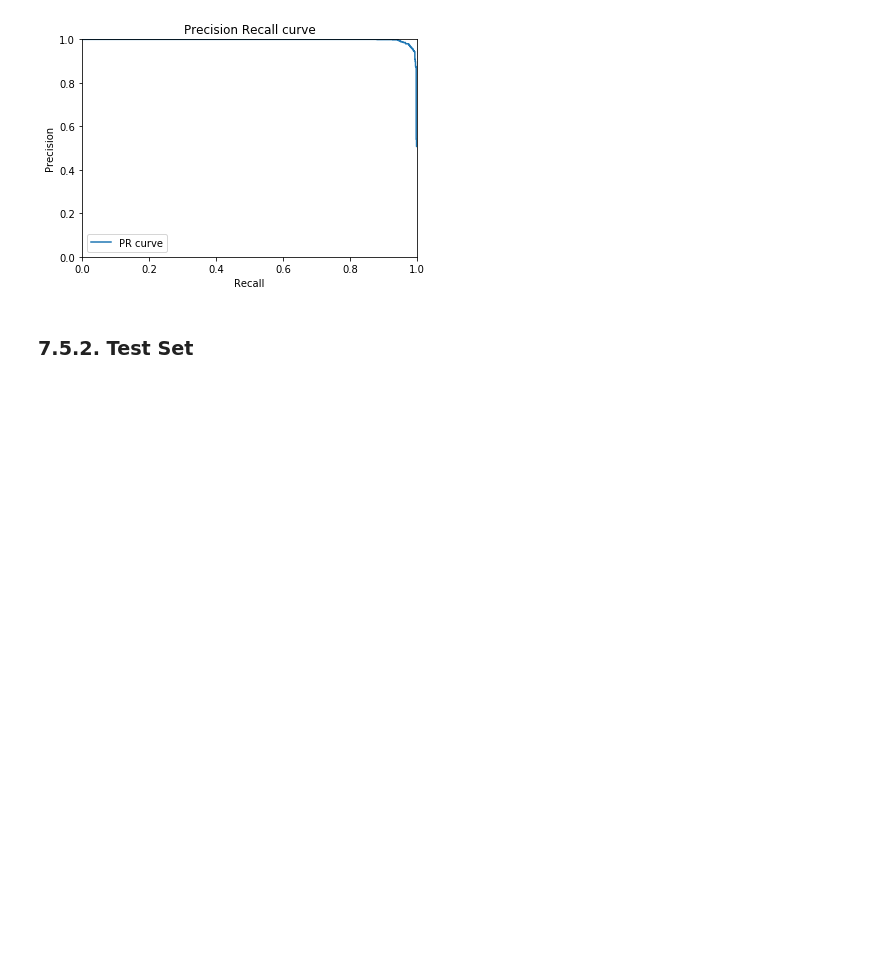
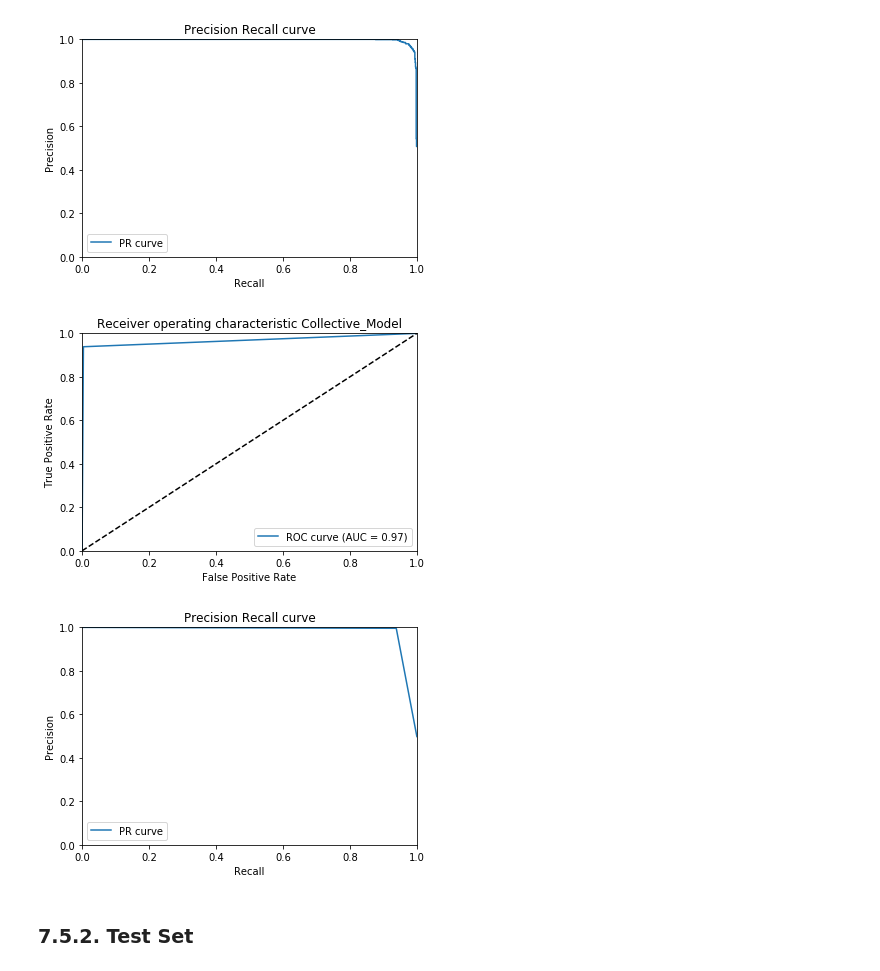
Before and after one commit to NatalyKoren/Data-Science-WorkShop, a Jupyter notebook: BotDetection.ipynb, the cells around one changed output. Saved outputs shown, nothing was run; the diff lists cells and outputs as text; code cells hidden in the pictures; blank space fills up the shorter version.

```diff
--- a/BotDetection.ipynb
+++ b/BotDetection.ipynb
@@ -2020,6 +2020,13 @@ Evaluation_Results_Lib.Plot_Metrics(y_validation,
 # %% [output]
 [figure]
 [figure]
+# %%
+Evaluation_Results_Lib.Plot_Metrics(y_validation,
+                                    results['Collective_Model'],
+                                    'Collective_Model')
+# %% [output]
+[figure, added]
+[figure, added]
 # %% [markdown]
 ### 7.5.2. Test Set
 # %%
```
Also changed, not shown: parts of 22 cells of this notebook.
